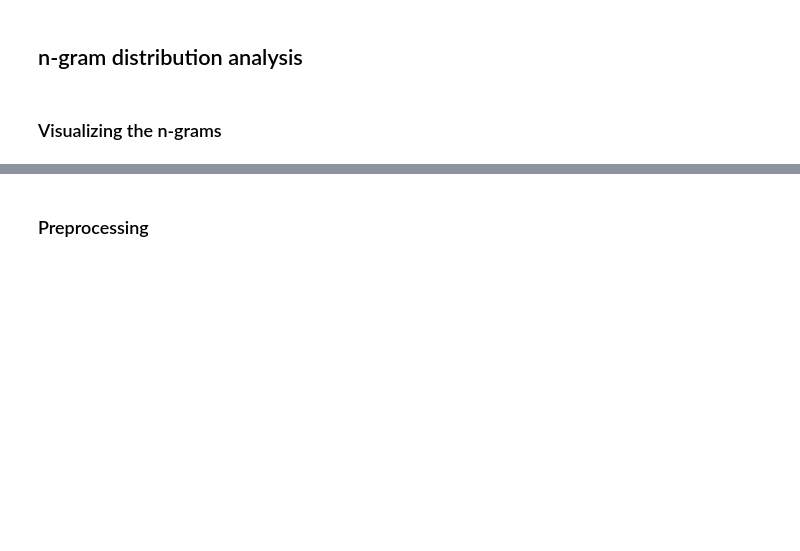
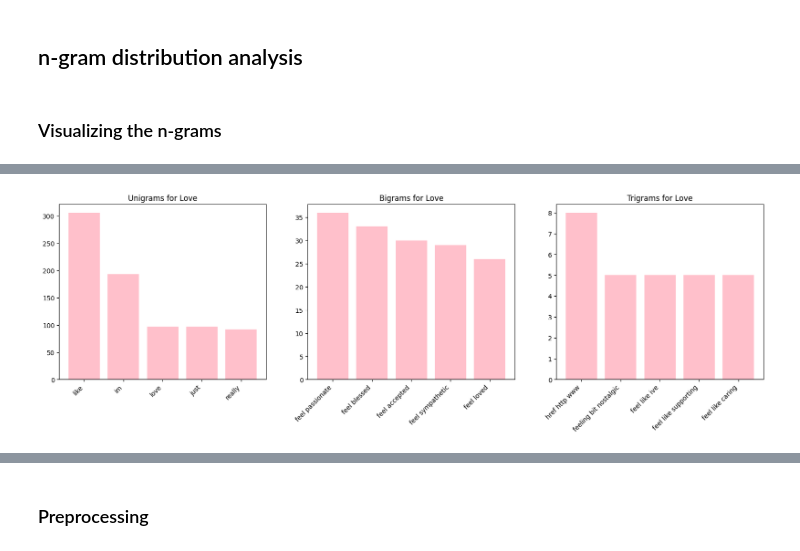
Before and after one commit to jantiegges/Emotion-Classification-from-Text, a Jupyter notebook: data_analysis.ipynb, the cells around one changed output, grey strips where cells are left out. Saved outputs shown, nothing was run; the diff lists cells and outputs as text; code cells hidden in the pictures; blank space fills up the shorter version.

```diff
--- a/data_analysis.ipynb
+++ b/data_analysis.ipynb
@@ -146,0 +186,16 @@ surprise_trigrams= get_top_n_gram(surprise.values,(3,3),7)[2:]
+# %%
+# Love n-grams
+consistent_color = 'pink'
+
+# Prepare figure for subplots
+fig, axs = plt.subplots(1, 3, figsize=(20, 5))
+
+# Plotting the n-grams
+plot_n_grams(axs[0], love_unigrams, 'Unigrams', 'love', consistent_color)
+plot_n_grams(axs[1], love_bigrams, 'Bigrams', 'love', consistent_color)
+plot_n_grams(axs[2], love_trigrams, 'Trigrams', 'love', consistent_color)
+
+# Show the plot
+plt.show()
+# %% [output]
+[figure, added]
```
Also changed, not shown: parts of 7 cells of this notebook.
